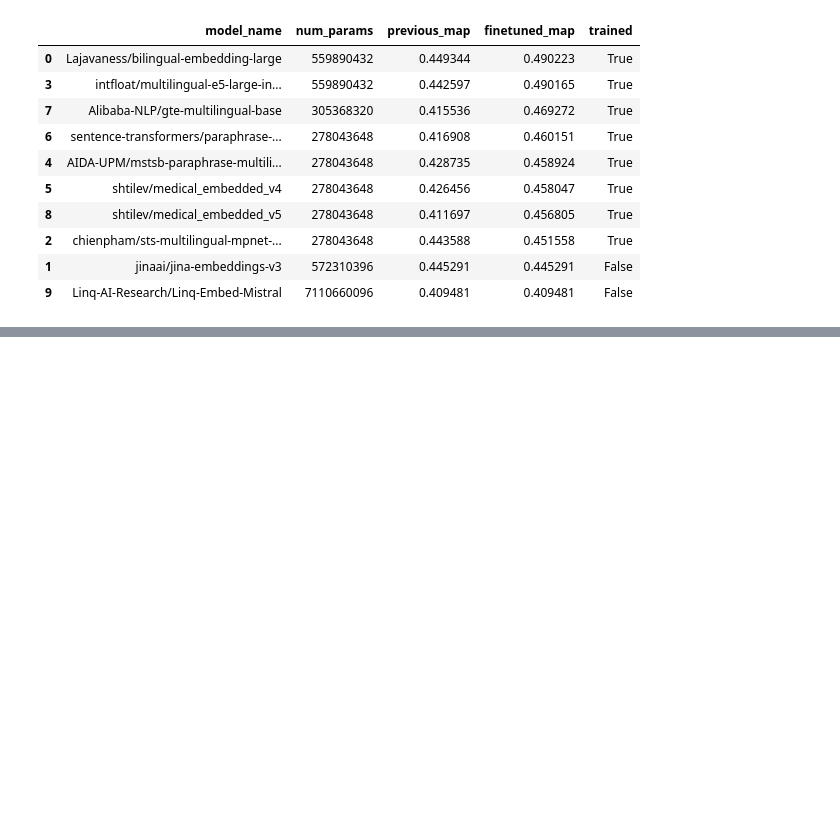
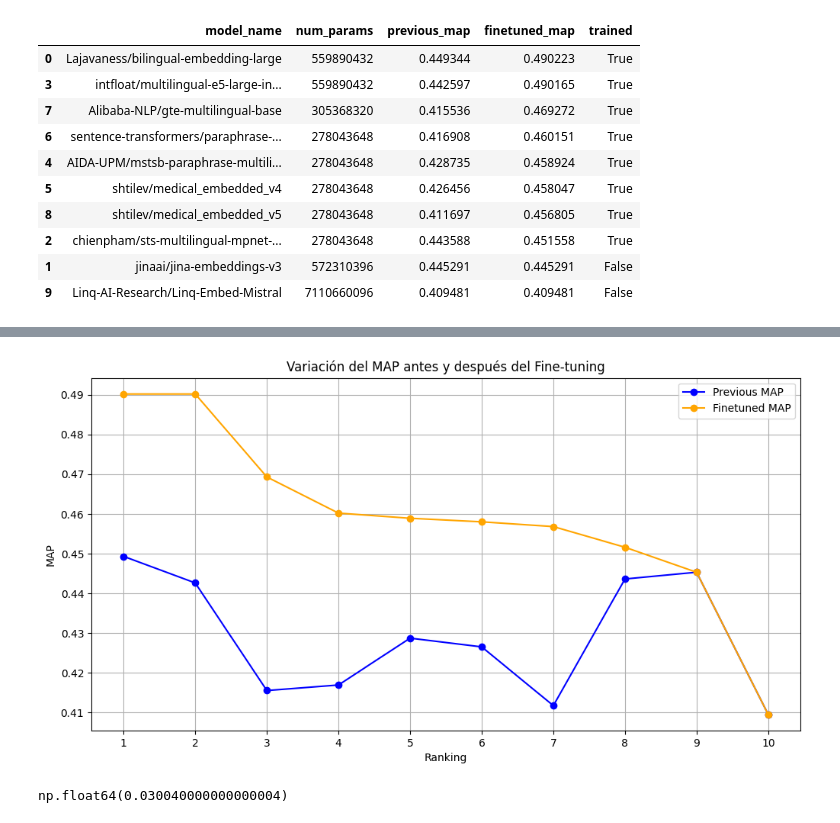
Before and after one commit to davidgc14/TalentCLEF-TaskA, a Jupyter notebook: data_lab.ipynb, the cells around one changed output, grey strips where cells are left out. Drawn from its saved outputs; the diff is of its cells as text; code cells hidden in the pictures; blank space fills up the shorter version.

```diff
--- a/data_lab.ipynb
+++ b/data_lab.ipynb
@@ -110,0 +197,3 @@ df
+# %%
+df = pd.read_csv('models/results/finetuned_results.csv')
+df = df.sort_values(by='finetuned_map', ascending=False)
@@ -110,0 +214,9 @@ df
+# %%
+# imprimir en latex solo la columna model_name, previous_map finetuned_map, redondeando a 4 decimales
+df_latex_finetuned = df[['model_name', 'previous_map', 'finetuned_map']].copy()
+df_latex_finetuned['previous_map'] = df_latex_finetuned['previous_map'].round(4)
+df_latex_finetuned['finetuned_map'] = df_latex_finetuned['finetuned_map'].round(4)
+# agregar columna de posicion
+df_latex_finetuned['ranking'] = range(1, len(df_latex_finetuned) + 1)
+df_latex_finetuned = df_latex_finetuned[['ranking', 'model_name', 'previous_map', 'finetuned_map']]
+print(df_latex_finetuned.to_latex(index=False))
@@ -110,0 +240,22 @@ df
+# %%
+# graficar la variacion del map antes y despues del finetuning
+import matplotlib.pyplot as plt
+
+plt.figure(figsize=(12, 6))
+plt.plot(df_latex_finetuned['ranking'], df_latex_finetuned['previous_map'], marker='o', label='Previous MAP', color='blue')
+plt.plot(df_latex_finetuned['ranking'], df_latex_finetuned['finetuned_map'], marker='o', label='Finetuned MAP', color='orange')
+plt.xlabel('Ranking')
+plt.ylabel('MAP')
+plt.title('Variación del MAP antes y después del Fine-tuning')
+plt.xticks(df_latex_finetuned['ranking'])
+plt.legend()
+plt.grid(True)
+plt.show()
+# %% [output]
+[figure, added]
+# %%
+# media de variacion por parte de los modelos
+mean_variation = (df_latex_finetuned['finetuned_map'] - df_latex_finetuned['previous_map']).mean()
+mean_variation
+# %% [output]
+np.float64(0.030040000000000004)
```
Also changed, not shown: parts of 7 cells of this notebook.
